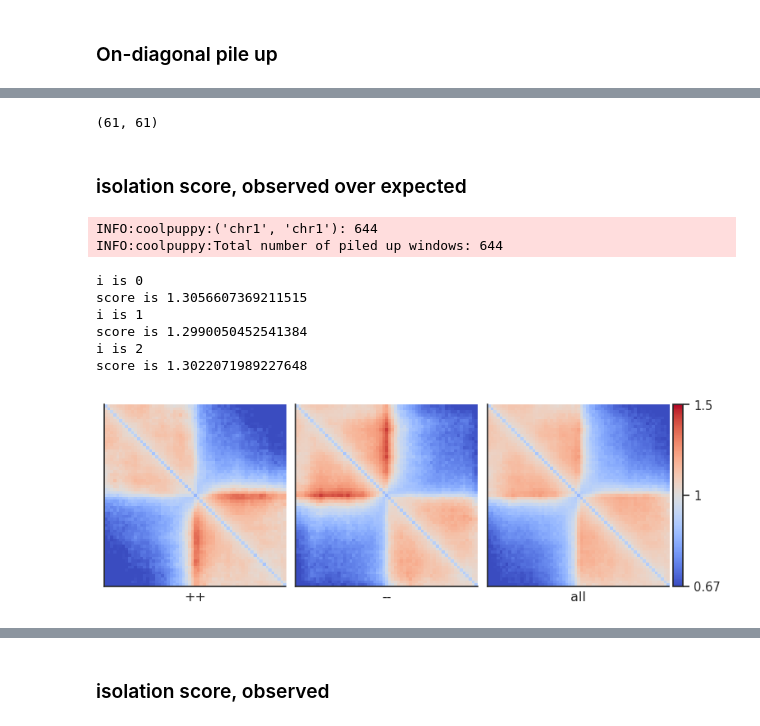
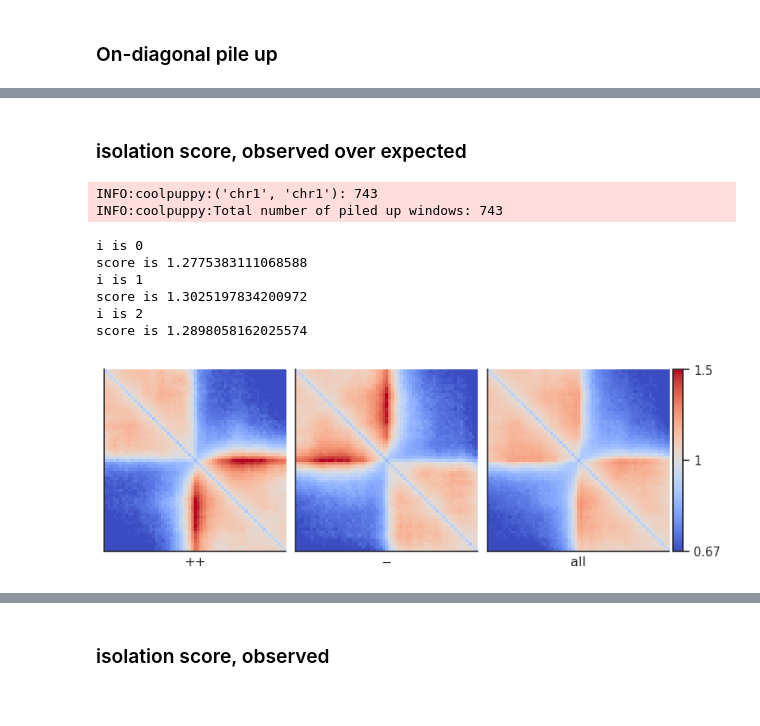
Before and after one commit to Fudenberg-Research-Group/dynamic_extrusion_boundaries, a Jupyter notebook: analysis/isolationscore_for_experimental.ipynb, the cells around one changed output, grey strips where cells are left out. Drawn from its saved outputs; the diff is of its cells as text; code cells hidden in the pictures.

Commit message:
modifying notebook for isolation score experimental

```diff
--- a/analysis/isolationscore_for_experimental.ipynb
+++ b/analysis/isolationscore_for_experimental.ipynb
@@ -24,11 +24,7 @@ warnings.filterwarnings('ignore')
 # %% [markdown]
 ### ctcf peaks
 # %%
-ctcf_path='/project/fudenber_735/collaborations/karissa_2022/2022_09_features_for_RNAseq/ChIP-seq_in_WT-parental-E14'
-ctcf = bioframe.read_table(ctcf_path+'/CTCF_peaks_called_on_4reps_foundInatLeast2reps_noBlacklist.bed', schema='bed')
-
-RAD21=bioframe.read_table(ctcf_path+'/RAD21_peaks_called_on_6reps_foundInatLeast3reps_noBlacklist.bed', schema='bed')
-RAD21['mid']=(RAD21.end+RAD21.start)/2
+ctcf = bioframe.read_table('/project/fudenber_735/yxiao977/frip_sm_data/ChIP_fastqs_maps/Justice_2020_mm10/SRR10099910/SRR10099910.q30.mm10.sort_peaks.narrowPeak', schema='bed')
 ctcf['mid']=(ctcf.end+ctcf.start)/2
 # %%
 ctcf
@@ -414,8 +404,4 @@ INFO:coolpuppy:Total number of piled up windows: 644
 [figure]
-# %%
-pup['data'][0].shape
-# %% [output]
-(61, 61)
 # %% [markdown]
 ### isolation score, observed over expected
 # %%
@@ -431,6 +415,7 @@ view_df = view_df[:1]
 sites=peaks_motifs_quartile.copy()
 clr = bonev_cooler
 pseudocount = 10./clr.info['sum']
+pseudocount = 0
 expected = expected_cis(
     clr,
     ignore_diags=0,
@@ -438,42 +423,39 @@ expected = expected_cis(
     chunksize=1000000)
 
 pup = coolpup.pileup(clr, sites, features_format='bed', expected_df=expected,view_df=view_df_bonev[:1], local=True,
                     by_strand=True,
                     flank=300_000, min_diag=0
                     )
-#pup=pup[pup['orientation']=='all']
 scr=[]
 delta_val = 1
-diag_offset_val = 10
+diag_offset_val = 5
 max_distance_val = 30
 for i in range(len(pup['data'])):
     print('i is %s'%i)
-    #a,b,pile_c=get_isolated_regions(pup['data'][i],24,1,3,15)
     pile = pup['data'][i]
     score=chrscores.isolation_score(pile,delta=delta_val,diag_offset=diag_offset_val,max_dist=max_distance_val,
                                     snippet_shapes='triangle',
                                     pseudo_count=pseudocount)
     scr.append(score)
     print('score is %s'%score)
-    #print('average is %s'%(np.mean(a[a>0])/np.mean(b[b>0])))
 
 
 plotpup.plot(pup,
          cols='orientation', col_order=['++', '--','all'],
          score=False, cmap='coolwarm', scale='log', sym=True, vmax=1.5,
          height=3)
 
 
-plt.savefig('ondiagonal_for_bonev_top_quart.pdf')
+plt.savefig('output/figures/ondiagonal_for_bonev_top_quart.pdf')
 plt.show()
 # %% [output]
-INFO:coolpuppy:('chr1', 'chr1'): 644
-INFO:coolpuppy:Total number of piled up windows: 644
+INFO:coolpuppy:('chr1', 'chr1'): 743
+INFO:coolpuppy:Total number of piled up windows: 743
 i is 0
-score is 1.3056607369211515
+score is 1.2775383111068588
 i is 1
-score is 1.2990050452541384
+score is 1.3025197834200972
 i is 2
-score is 1.3022071989227648
+score is 1.2898058162025574
-[figure, old version]
+[figure, new version]
 # %%
```
Also changed, not shown: parts of 38 cells of this notebook.
